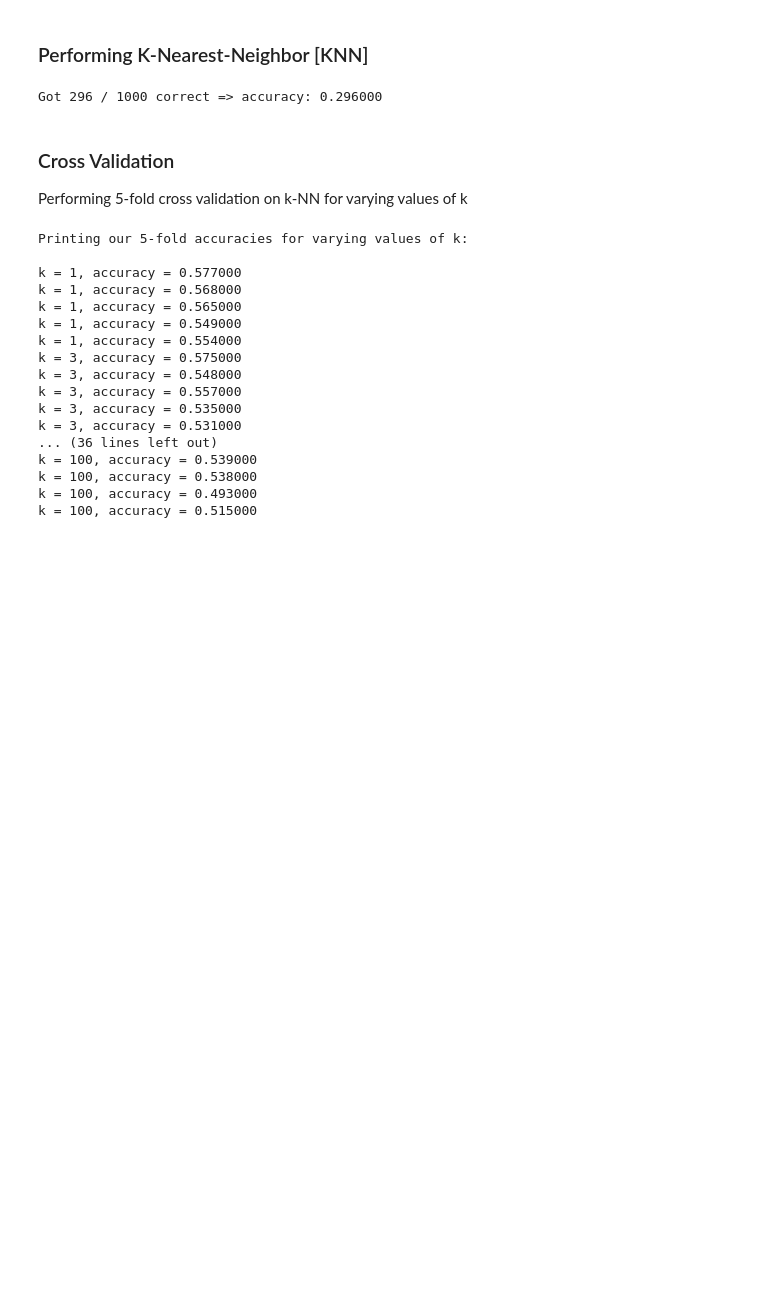
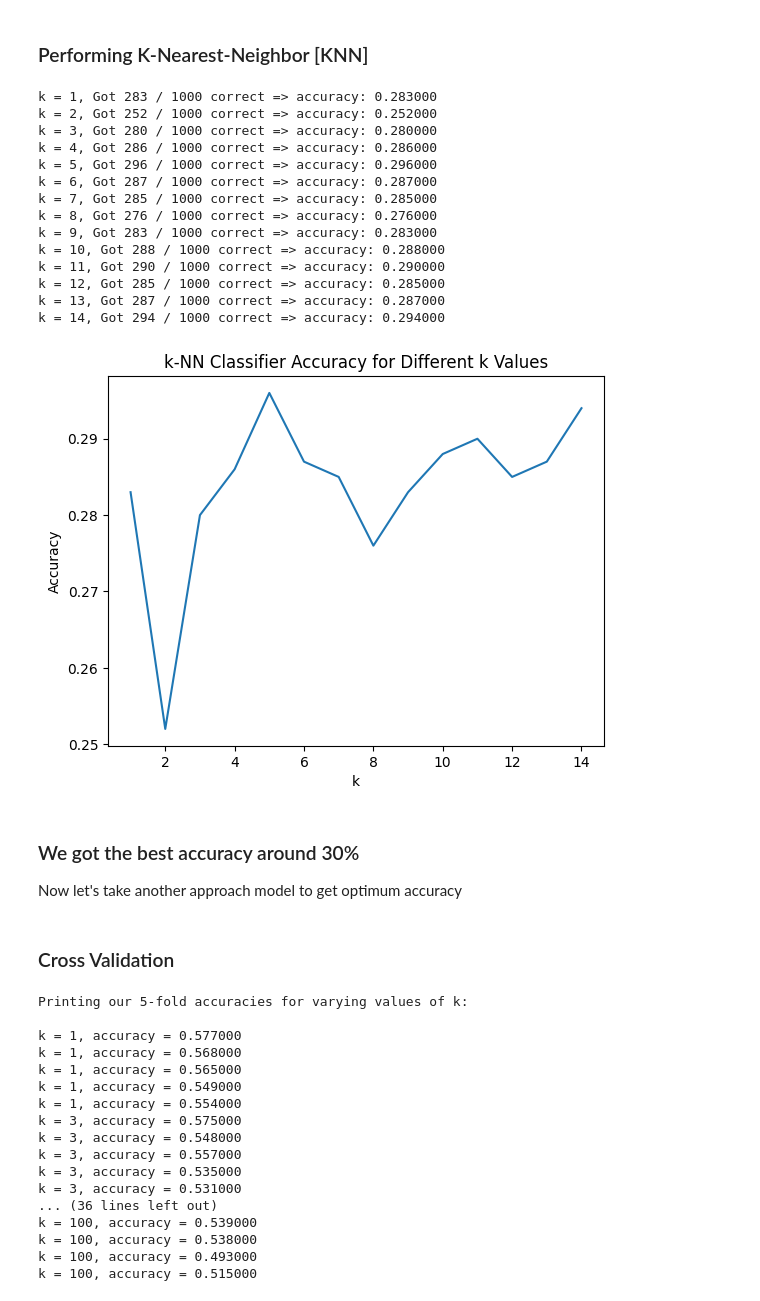
Before and after one commit to akashasmaul/Image-Classification-on-CIFAR-10-Dataset-Using-KNN, a Jupyter notebook: KNN.ipynb, the cells around one changed output. Cells and saved outputs as stored; diff of their text form; code cells hidden in the pictures; blank space fills up the shorter version.

```diff
--- a/KNN.ipynb
+++ b/KNN.ipynb
@@ -179,16 +165,41 @@ print(X_train.shape, X_test.shape)
 # %% [markdown]
 ### Performing K-Nearest-Neighbor [KNN]
 # %%
-classifier = KNearestNeighbor()
-classifier.train(X_train, y_train)
-dists= classifier.compute_distances(X_test)
-y_test_pred = classifier.predict_labels(dists, k=5)
-num_correct = np.sum(y_test_pred == y_test)
-accuracy = float(num_correct) / num_test
-print('Got %d / %d correct => accuracy: %f' % (num_correct, num_test, accuracy))
+accuracies = []
+for k in range(1, 15):
+    classifier = KNearestNeighbor()
+    classifier.train(X_train, y_train)
+    dists = classifier.compute_distances(X_test)
+    y_test_pred = classifier.predict_labels(dists, k=k)
+    num_correct = np.sum(y_test_pred == y_test)
+    accuracy = float(num_correct) / num_test
+    accuracies.append(accuracy)
+    print('k = %d, Got %d / %d correct => accuracy: %f' % (k, num_correct, num_test, accuracy))
+
+plt.plot(range(1, 15), accuracies)
+plt.xlabel('k')
+plt.ylabel('Accuracy')
+plt.title('k-NN Classifier Accuracy for Different k Values')
+plt.show()
 # %% [output]
-Got 296 / 1000 correct => accuracy: 0.296000
+k = 1, Got 283 / 1000 correct => accuracy: 0.283000
+k = 2, Got 252 / 1000 correct => accuracy: 0.252000
+k = 3, Got 280 / 1000 correct => accuracy: 0.280000
+k = 4, Got 286 / 1000 correct => accuracy: 0.286000
+k = 5, Got 296 / 1000 correct => accuracy: 0.296000
+k = 6, Got 287 / 1000 correct => accuracy: 0.287000
+k = 7, Got 285 / 1000 correct => accuracy: 0.285000
+k = 8, Got 276 / 1000 correct => accuracy: 0.276000
+k = 9, Got 283 / 1000 correct => accuracy: 0.283000
+k = 10, Got 288 / 1000 correct => accuracy: 0.288000
+k = 11, Got 290 / 1000 correct => accuracy: 0.290000
+k = 12, Got 285 / 1000 correct => accuracy: 0.285000
+k = 13, Got 287 / 1000 correct => accuracy: 0.287000
+k = 14, Got 294 / 1000 correct => accuracy: 0.294000
+[figure, added]
-# %% [markdown]
-### Cross Validation
-Performing 5-fold cross validation on k-NN for varying values of k
+# %% [markdown]
+### We got the best accuracy around 30%
+Now let's take another approach model to get optimum accuracy
+# %% [markdown]
+### Cross Validation
 # %%
```
Also changed, not shown: parts of 9 cells of this notebook.
